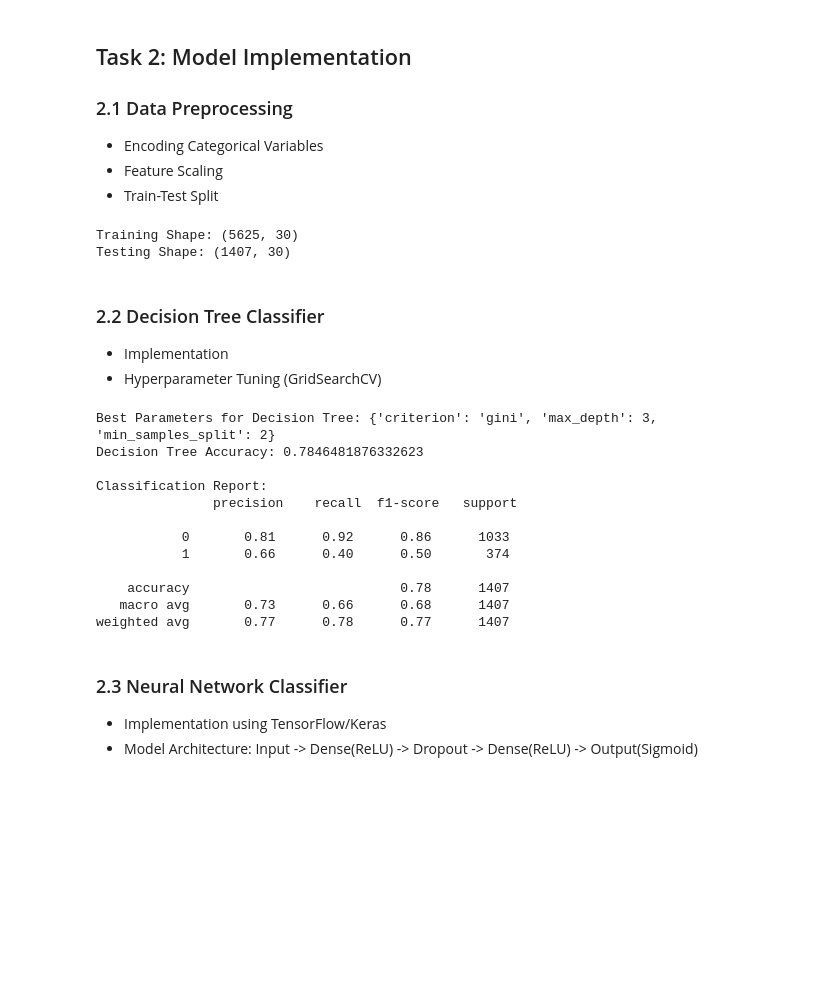
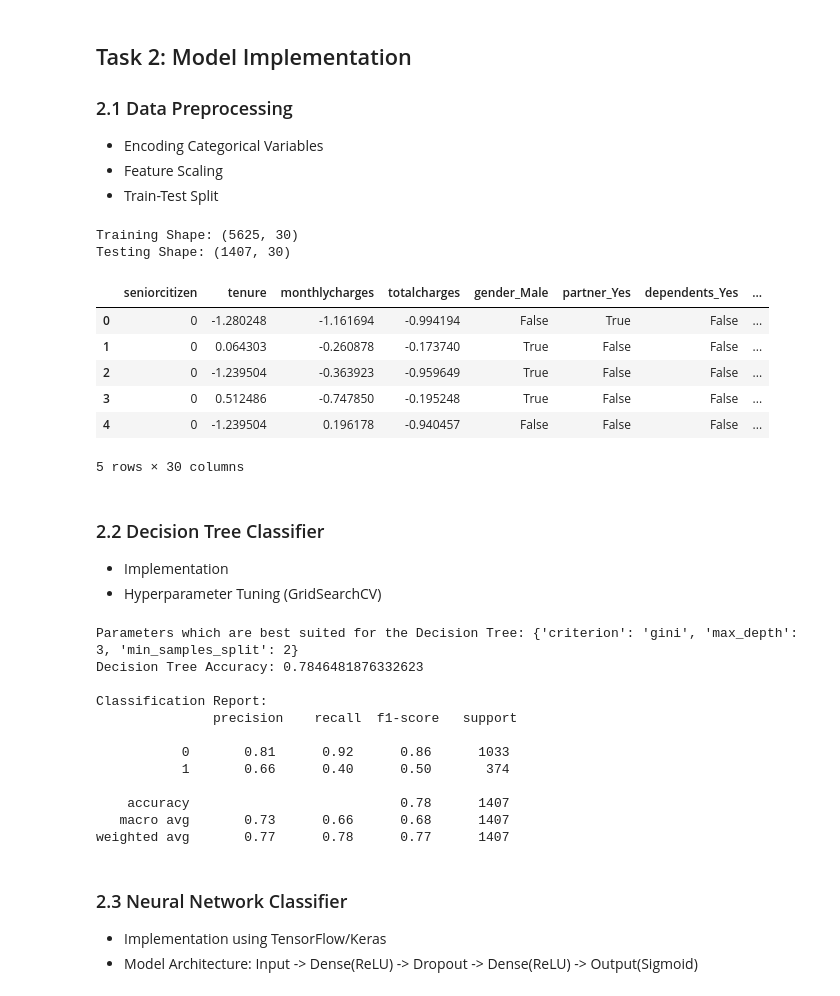
Before and after one commit to dimesh-dev/Customer-Churn-Prediction-System, a Jupyter notebook: Model/Customer_Churn_Predictor.ipynb, the cells around one changed output. Saved outputs shown, nothing was run; the diff lists cells and outputs as text; code cells hidden in the pictures; blank space fills up the shorter version.

```diff
--- a/Model/Customer_Churn_Predictor.ipynb
+++ b/Model/Customer_Churn_Predictor.ipynb
@@ -167,26 +171,34 @@ plt.show()
 # %%
 # 1. Drop Target from features
 X = df.drop('churn', axis=1)
 y = df['churn'].apply(lambda x: 1 if x == 'Yes' else 0)
 
 # 2. Encoding Categorical Variables
 # Get dummy variables for categorical features, drop_first to avoid multicollinearity
 X = pd.get_dummies(X, drop_first=True)
 
 # 3. Scaling Numerical Features
 # Identify numerical cols: tenure, monthlycharges, totalcharges
 num_cols = ['tenure', 'monthlycharges', 'totalcharges']
 scaler = StandardScaler()
 X[num_cols] = scaler.fit_transform(X[num_cols])
 
 # 4. Train-Test Split
 X_train, X_test, y_train, y_test = train_test_split(X, y, test_size=0.2, random_state=42, stratify=y)
 
 print(f"Training Shape: {X_train.shape}")
 print(f"Testing Shape: {X_test.shape}")
+X.head()
 # %% [output]
 Training Shape: (5625, 30)
 Testing Shape: (1407, 30)
+|  | seniorcitizen | tenure | monthlycharges | totalcharges | gender_Male | partner_Yes | dependents_Yes | ... |
+| 0 | 0 | -1.280248 | -1.161694 | -0.994194 | False | True | False | ... |
+| 1 | 0 | 0.064303 | -0.260878 | -0.173740 | True | False | False | ... |
+| 2 | 0 | -1.239504 | -0.363923 | -0.959649 | True | False | False | ... |
+| 3 | 0 | 0.512486 | -0.747850 | -0.195248 | True | False | False | ... |
+| 4 | 0 | -1.239504 | 0.196178 | -0.940457 | False | False | False | ... |
+5 rows × 30 columns
 # %% [markdown]
 ### 2.2 Decision Tree Classifier
 - Implementation
@@ -207,7 +219,7 @@ grid_search = GridSearchCV(estimator=dt, param_grid=param_grid, cv=5, scoring='a
 grid_search.fit(X_train, y_train)
 
 best_dt = grid_search.best_estimator_
-print("Best Parameters for Decision Tree:", grid_search.best_params_)
+print("Parameters which are best suited for the Decision Tree:", grid_search.best_params_)
 
 # Predictions
 y_pred_dt = best_dt.predict(X_test)
@@ -216,7 +228,7 @@ y_pred_dt = best_dt.predict(X_test)
 print("Decision Tree Accuracy:", accuracy_score(y_test, y_pred_dt))
 print("\nClassification Report:\n", classification_report(y_test, y_pred_dt))
 # %% [output]
-Best Parameters for Decision Tree: {'criterion': 'gini', 'max_depth': 3, 'min_samples_split': 2}
+Parameters which are best suited for the Decision Tree: {'criterion': 'gini', 'max_depth': 3, 'min_samples_split': 2}
 Decision Tree Accuracy: 0.7846481876332623
 
 Classification Report:
```
Also changed, not shown: parts of 7 cells of this notebook.
